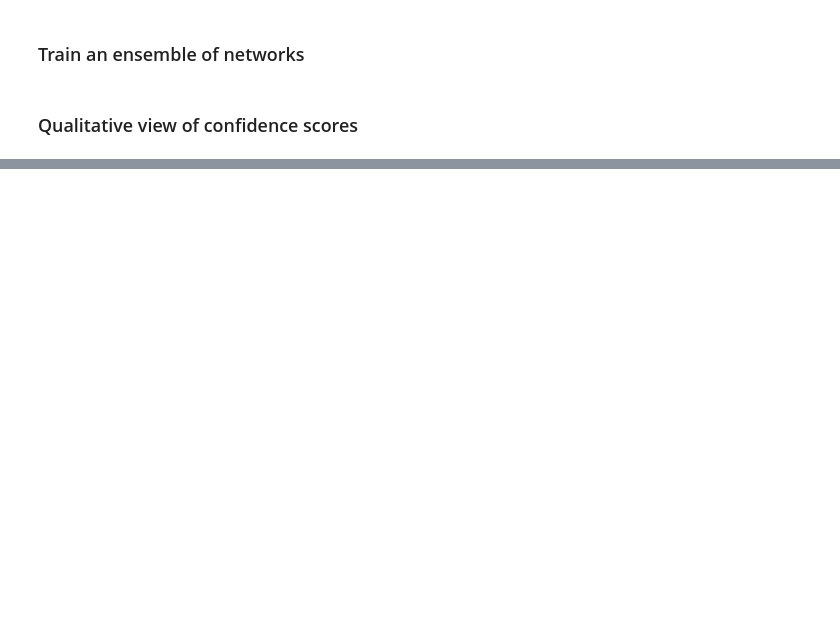
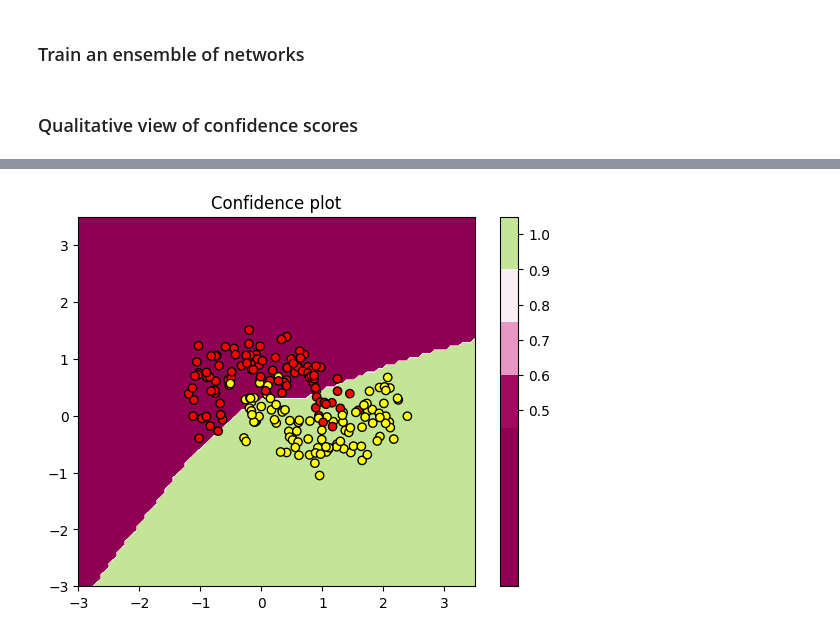
Before and after one commit to LeonY117/Bayes-Stochastic-Depth, a Jupyter notebook: notebooks/two_moon.ipynb, the cells around one changed output, grey strips where cells are left out. Saved outputs shown, nothing was run; the diff lists cells and outputs as text; code cells hidden in the pictures; blank space fills up the shorter version.

```diff
--- a/notebooks/two_moon.ipynb
+++ b/notebooks/two_moon.ipynb
@@ -370,0 +397,7 @@ False
+# %%
+forward_func = sd_net.forward
+sd_net.use_subnet=True
+sd_net.sample_subnet()
+plot_decision_boundary(forward_func, grid_size=100, batch_size=50)
+# %% [output]
+[figure, added]
```
Also changed, not shown: parts of 8 cells of this notebook.
